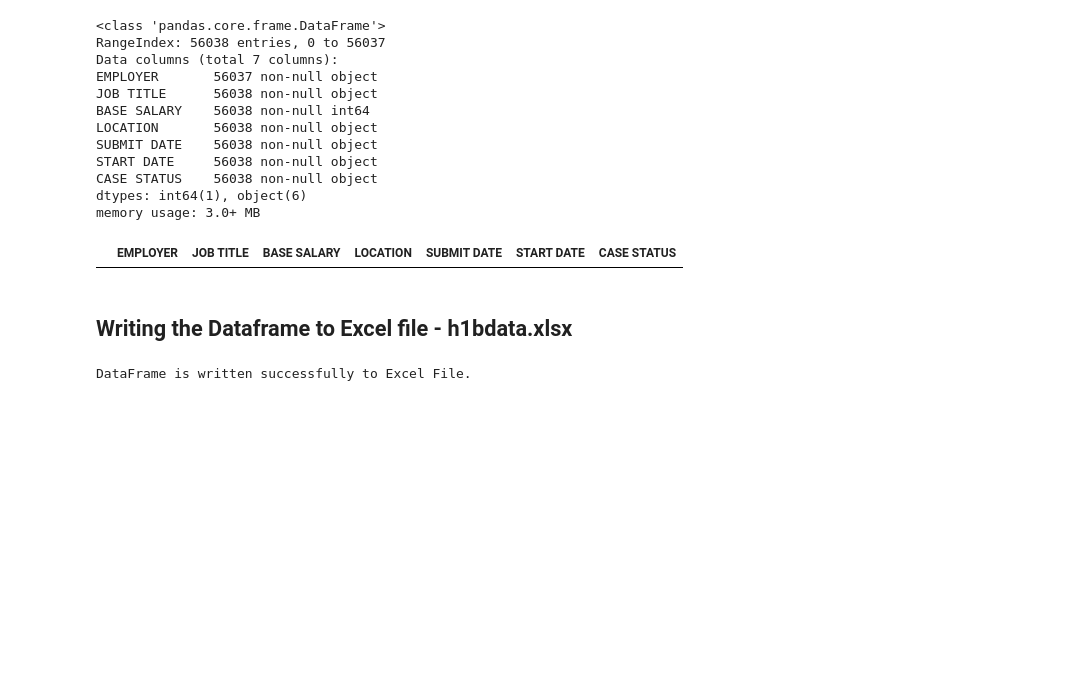
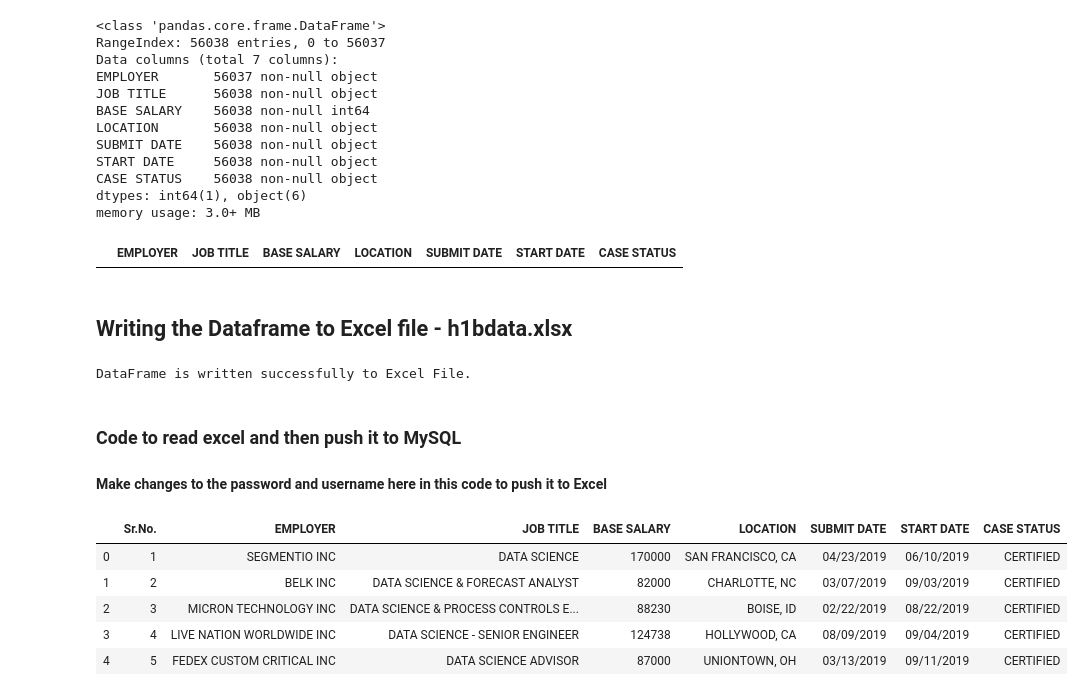
Before and after one commit to miteshrj/job_hunting, a Jupyter notebook: Scraping Code/scraping_code.ipynb, the cells around one changed output. Cells and saved outputs as stored; diff of their text form; code cells hidden in the pictures; blank space fills up the shorter version.

Commit message:
Updated code to store the data in MySQL
Updated the code to insert the Excel file into MySQL data base.

```diff
--- a/Scraping Code/scraping_code.ipynb
+++ b/Scraping Code/scraping_code.ipynb
@@ -183,3 +187,18 @@ writer.save()
 print('DataFrame is written successfully to Excel File.')
 # %% [output]
 DataFrame is written successfully to Excel File.
+# %% [markdown]
+### Code to read excel and then push it to MySQL
+
+#### Make changes to the password and username here in this code to push it to Excel
+# %%
+h1b_data = pd.read_excel('h1bdata.xlsx')
+# %%
+h1b_data.head()
+# %% [output]
+|  | Sr.No. | EMPLOYER | JOB TITLE | BASE SALARY | LOCATION | SUBMIT DATE | START DATE | CASE STATUS |
+| 0 | 1 | SEGMENTIO INC | DATA SCIENCE | 170000 | SAN FRANCISCO, CA | 04/23/2019 | 06/10/2019 | CERTIFIED |
+| 1 | 2 | BELK INC | DATA SCIENCE & FORECAST ANALYST | 82000 | CHARLOTTE, NC | 03/07/2019 | 09/03/2019 | CERTIFIED |
+| 2 | 3 | MICRON TECHNOLOGY INC | DATA SCIENCE & PROCESS CONTROLS E... | 88230 | BOISE, ID | 02/22/2019 | 08/22/2019 | CERTIFIED |
+| 3 | 4 | LIVE NATION WORLDWIDE INC | DATA SCIENCE - SENIOR ENGINEER | 124738 | HOLLYWOOD, CA | 08/09/2019 | 09/04/2019 | CERTIFIED |
+| 4 | 5 | FEDEX CUSTOM CRITICAL INC | DATA SCIENCE ADVISOR | 87000 | UNIONTOWN, OH | 03/13/2019 | 09/11/2019 | CERTIFIED |
```
Also changed, not shown: parts of 18 cells of this notebook, 1 other file.
